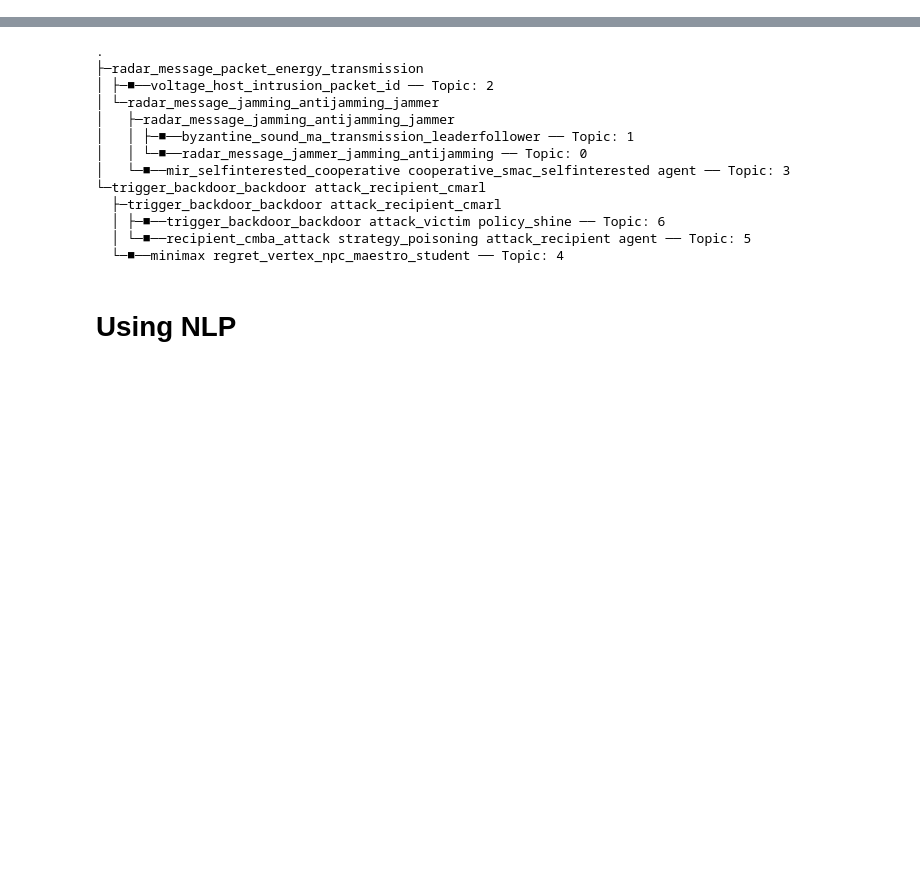
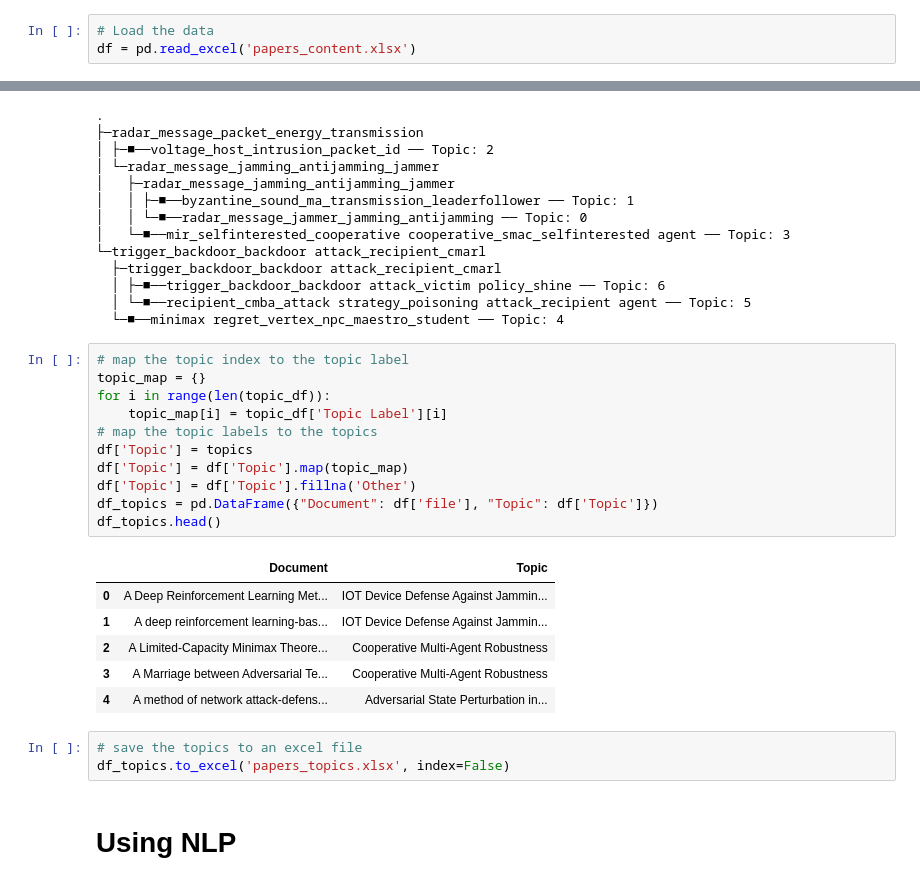
Before and after one commit to HamBa-m/sci-scraper, a Jupyter notebook: notebooks/cluster.ipynb, the cells around one changed output, grey strips where cells are left out. Drawn from its saved outputs; the diff is of its cells as text; blank space fills up the shorter version.

Commit message:
add excel file with doc:topic maping

```diff
--- a/notebooks/cluster.ipynb
+++ b/notebooks/cluster.ipynb
@@ -97,6 +97,9 @@ FloatObject (b'0.00-20') invalid; use 0.0 instead
 # %%
 # save the dataframe as excel
 df.to_excel('papers_content.xlsx', index=False)
+# %%
+# Load the data
+df = pd.read_excel('papers_content.xlsx')
 # %%
 preprocessed_papers = df['clean_text'].tolist()
 papers = df['text'].tolist()
@@ -289,5 +292,26 @@ print(tree)
   │ ├─■──trigger_backdoor_backdoor attack_victim policy_shine ── Topic: 6
   │ └─■──recipient_cmba_attack strategy_poisoning attack_recipient agent ── Topic: 5
   └─■──minimax regret_vertex_npc_maestro_student ── Topic: 4
+# %%
+# map the topic index to the topic label
+topic_map = {}
+for i in range(len(topic_df)):
+    topic_map[i] = topic_df['Topic Label'][i]
+# map the topic labels to the topics
+df['Topic'] = topics
+df['Topic'] = df['Topic'].map(topic_map)
+df['Topic'] = df['Topic'].fillna('Other')
+df_topics = pd.DataFrame({"Document": df['file'], "Topic": df['Topic']})
+df_topics.head()
+# %% [output]
+|  | Document | Topic |
+| 0 | A Deep Reinforcement Learning Met... | IOT Device Defense Against Jammin... |
+| 1 | A deep reinforcement learning-bas... | IOT Device Defense Against Jammin... |
+| 2 | A Limited-Capacity Minimax Theore... | Cooperative Multi-Agent Robustness |
+| 3 | A Marriage between Adversarial Te... | Cooperative Multi-Agent Robustness |
+| 4 | A method of network attack-defens... | Adversarial State Perturbation in... |
+# %%
+# save the topics to an excel file
+df_topics.to_excel('papers_topics.xlsx', index=False)
 # %% [markdown]
 # Using NLP
```
Also changed, not shown: parts of 1 cell of this notebook, 1 other file.
